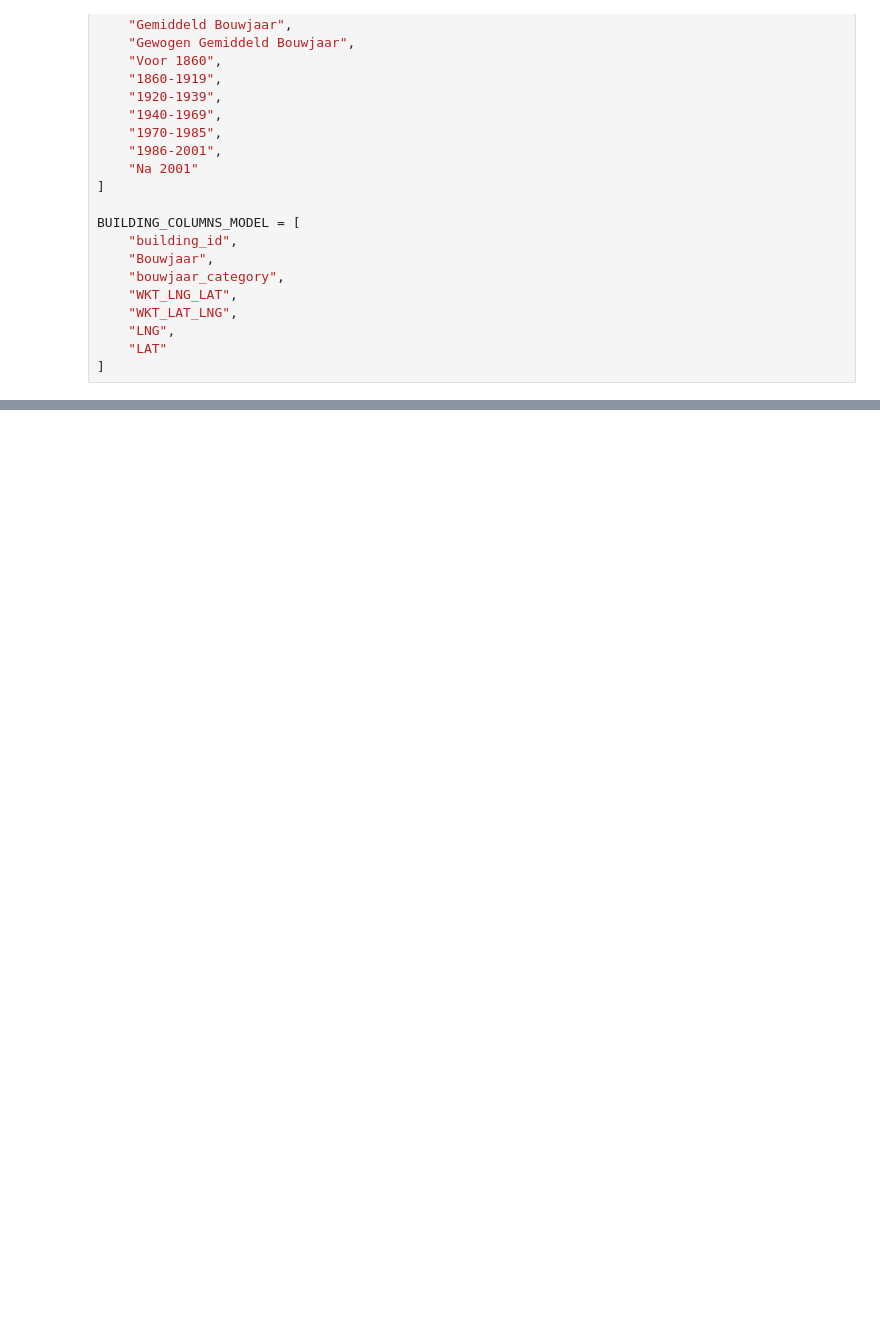
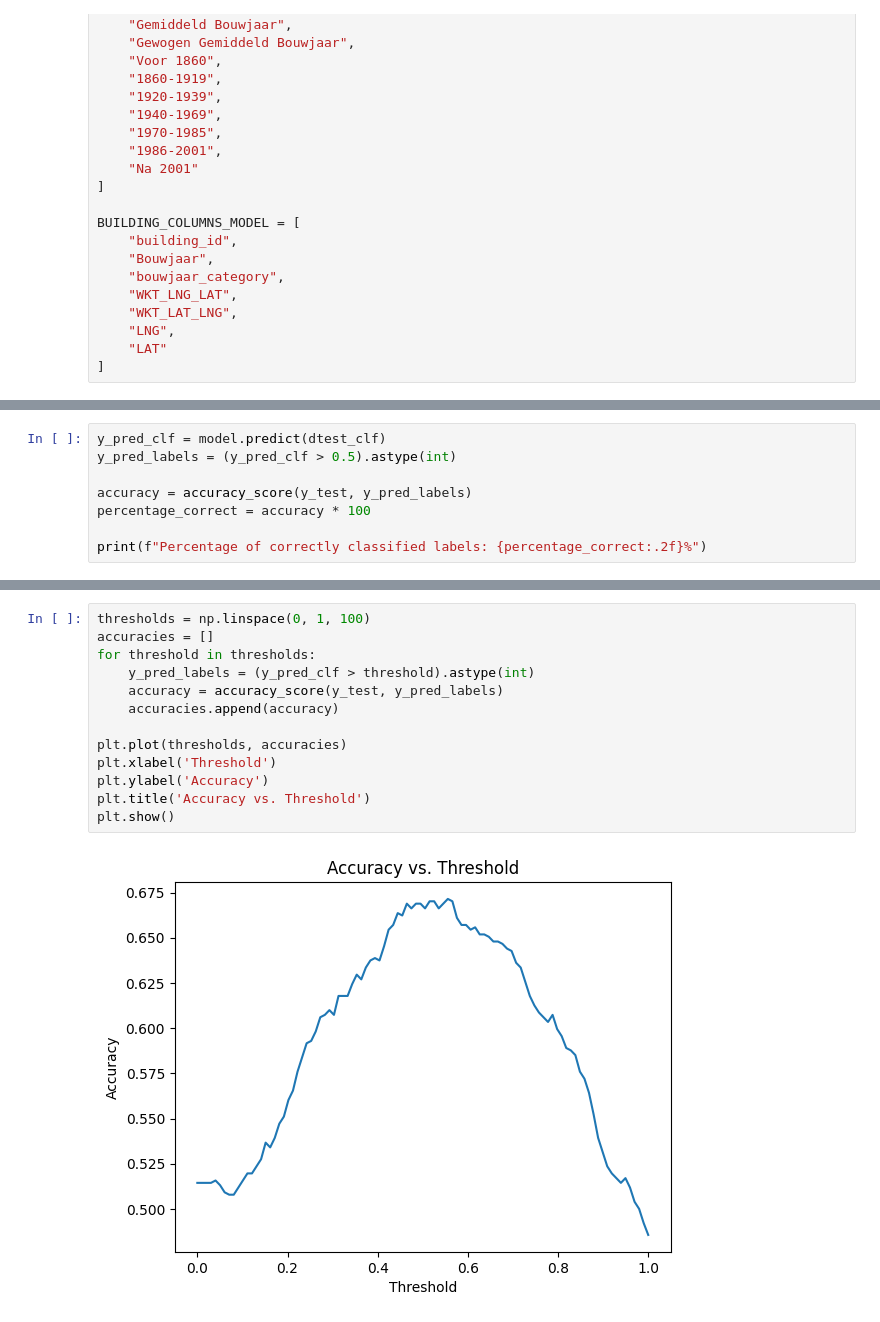
Before and after one commit to UhhBart/MSc_DSP_G2, a Jupyter notebook: create_building_set.ipynb, the cells around one changed output, grey strips where cells are left out. Cells and saved outputs as stored; diff of their text form; blank space fills up the shorter version.

```diff
--- a/create_building_set.ipynb
+++ b/create_building_set.ipynb
@@ -450,0 +693,8 @@ See the caveats in the documentation: https://pandas.pydata.org/pandas-docs/stab
+# %%
+y_pred_clf = model.predict(dtest_clf)
+y_pred_labels = (y_pred_clf > 0.5).astype(int)
+
+accuracy = accuracy_score(y_test, y_pred_labels)
+percentage_correct = accuracy * 100
+
+print(f"Percentage of correctly classified labels: {percentage_correct:.2f}%")
@@ -450,0 +716,15 @@ See the caveats in the documentation: https://pandas.pydata.org/pandas-docs/stab
+# %%
+thresholds = np.linspace(0, 1, 100)
+accuracies = []
+for threshold in thresholds:
+    y_pred_labels = (y_pred_clf > threshold).astype(int)
+    accuracy = accuracy_score(y_test, y_pred_labels)
+    accuracies.append(accuracy)
+
+plt.plot(thresholds, accuracies)
+plt.xlabel('Threshold')
+plt.ylabel('Accuracy')
+plt.title('Accuracy vs. Threshold')
+plt.show()
+# %% [output]
+[figure, added]
```
Also changed, not shown: parts of 22 cells of this notebook.
